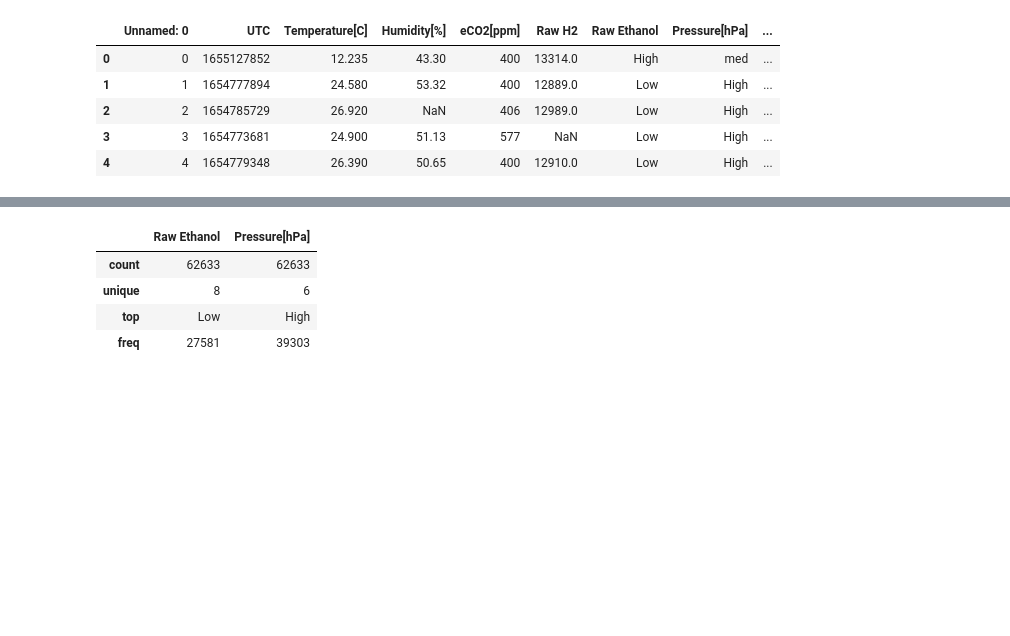
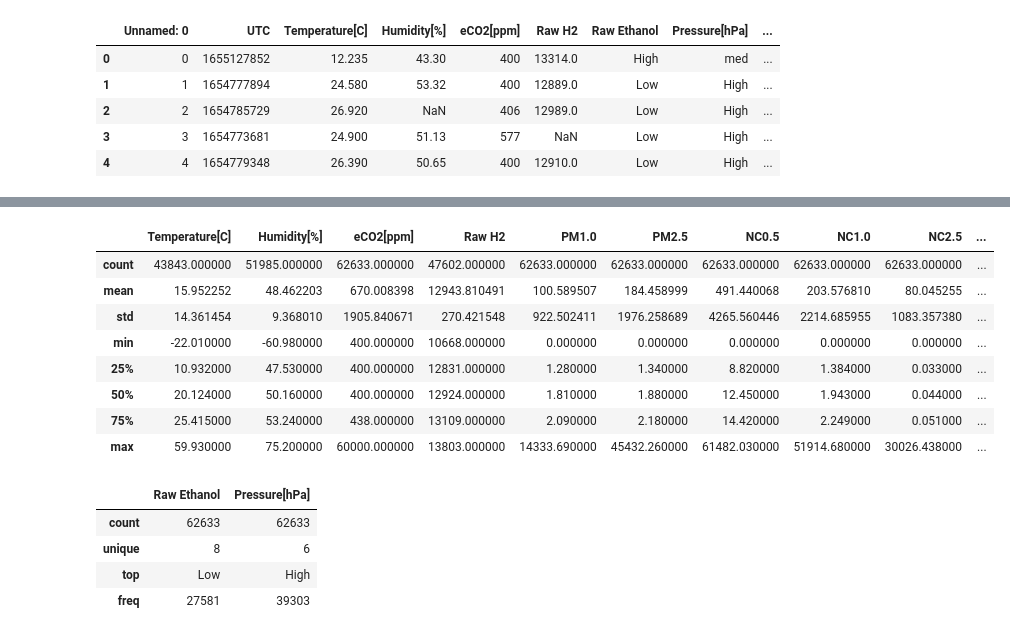
Before and after one commit to hawkeyedatatsai/Maching-Learning-Classification, a Jupyter notebook: Maching_Learning_Mock_Classification.ipynb, the cells around one changed output, grey strips where cells are left out. Drawn from its saved outputs; the diff is of its cells as text; code cells hidden in the pictures; blank space fills up the shorter version.

```diff
--- a/Maching_Learning_Mock_Classification.ipynb
+++ b/Maching_Learning_Mock_Classification.ipynb
@@ -48,6 +52,3 @@ None
 | 2 | 2 | 1654785729 | 26.920 | NaN | 406 | 12989.0 | Low | High | ... |
 | 3 | 3 | 1654773681 | 24.900 | 51.13 | 577 | NaN | Low | High | ... |
 | 4 | 4 | 1654779348 | 26.390 | 50.65 | 400 | 12910.0 | Low | High | ... |
-# %%
-df = df.drop(["Unnamed: 0", 'UTC'], axis=1)
-df.describe()
@@ -64,3 +55,18 @@ df.describe()
+# %%
+# unnamed, utc and cnt because they are only marking and counting the data
+# drop them to hv a better resolution of data
+df = df.drop(["Unnamed: 0", 'UTC', "CNT"], axis=1)
+df.describe()
+# %% [output]
+|  | Temperature[C] | Humidity[%] | eCO2[ppm] | Raw H2 | PM1.0 | PM2.5 | NC0.5 | NC1.0 | NC2.5 | ... |
+| count | 43843.000000 | 51985.000000 | 62633.000000 | 47602.000000 | 62633.000000 | 62633.000000 | 62633.000000 | 62633.000000 | 62633.000000 | ... |
+| mean | 15.952252 | 48.462203 | 670.008398 | 12943.810491 | 100.589507 | 184.458999 | 491.440068 | 203.576810 | 80.045255 | ... |
+| std | 14.361454 | 9.368010 | 1905.840671 | 270.421548 | 922.502411 | 1976.258689 | 4265.560446 | 2214.685955 | 1083.357380 | ... |
+| min | -22.010000 | -60.980000 | 400.000000 | 10668.000000 | 0.000000 | 0.000000 | 0.000000 | 0.000000 | 0.000000 | ... |
+| 25% | 10.932000 | 47.530000 | 400.000000 | 12831.000000 | 1.280000 | 1.340000 | 8.820000 | 1.384000 | 0.033000 | ... |
+| 50% | 20.124000 | 50.160000 | 400.000000 | 12924.000000 | 1.810000 | 1.880000 | 12.450000 | 1.943000 | 0.044000 | ... |
+| 75% | 25.415000 | 53.240000 | 438.000000 | 13109.000000 | 2.090000 | 2.180000 | 14.420000 | 2.249000 | 0.051000 | ... |
+| max | 59.930000 | 75.200000 | 60000.000000 | 13803.000000 | 14333.690000 | 45432.260000 | 61482.030000 | 51914.680000 | 30026.438000 | ... |
 # %%
 df.describe(include="object" )
 # %% [output]
```
Also changed, not shown: parts of 12 cells of this notebook.
